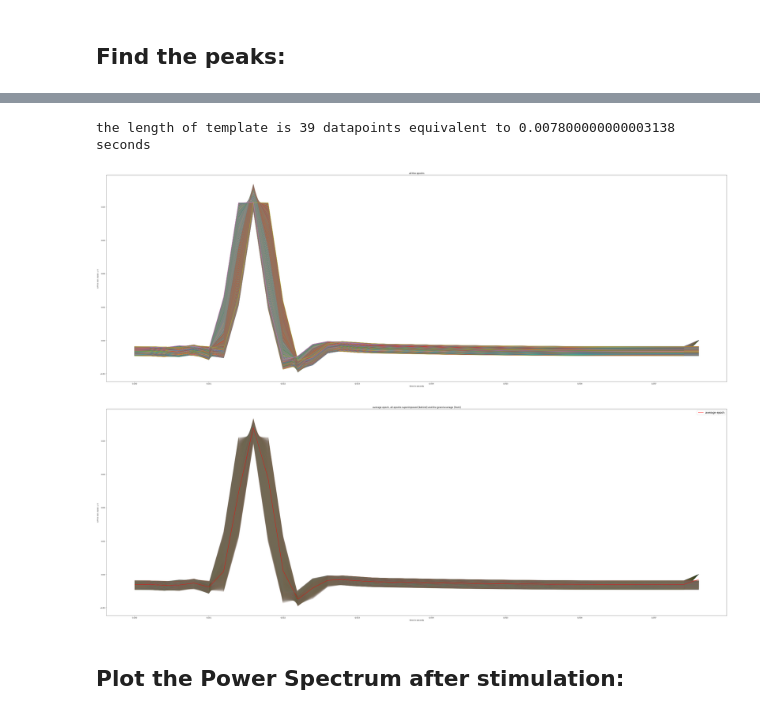
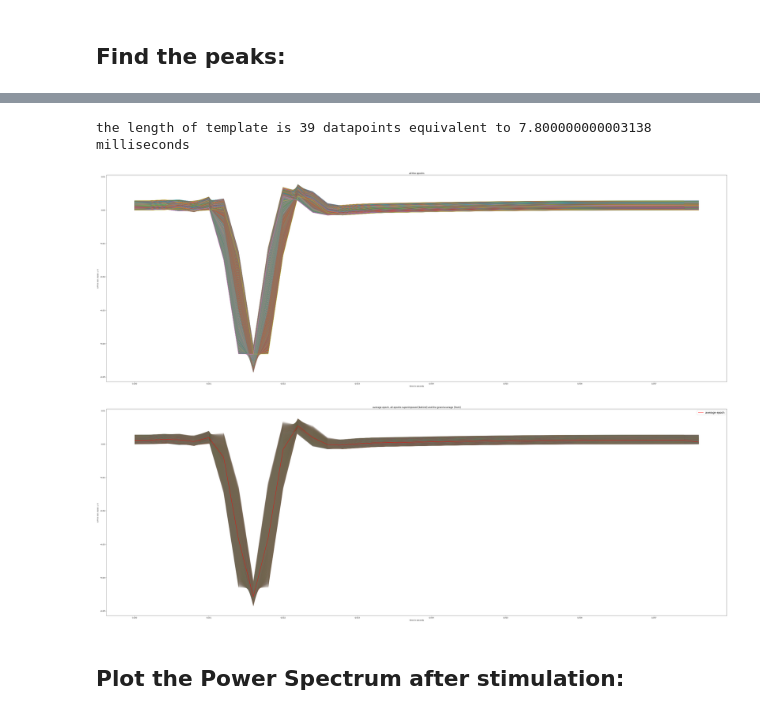
Before and after one commit to tmorshed/dbs_cep, a Jupyter notebook: cep_thesis.ipynb, the cells around one changed output, grey strips where cells are left out. Drawn from its saved outputs; the diff is of its cells as text; code cells hidden in the pictures.

```diff
--- a/cep_thesis.ipynb
+++ b/cep_thesis.ipynb
@@ -44,11 +44,11 @@ raw = mne.io.read_raw_cnt(r"/content/drive/My Drive/research/nsbspl/data/130Hz_S
 #preload=True makes it load to RAM as well. Normally, it only loads the symlinks to the RAM and the data stays in the local storage
 # %%
 ##Choose channel to analyze                                                     #Please input the desired channel name
-ch_choice = ['L2']
+ch_choice = ['C1']
 #Choose the times below. We will crop the file in this  window.
 time_secs = raw.times
-start_stop_seconds = np.array([time_secs[0], time_secs[-1]])                                #Please select start and end crop times in seconds
-dpi = 50
+start_stop_seconds = np.array([time_secs[0], time_secs[-1]])                    #Please select start and end crop times in seconds
+dpi = 50 #for matplotlib figures
 
 ##Import metadata to internal variables
 n_time_samps = raw.n_times
@@ -133,7 +133,7 @@ this is equal to 182719.8 milliseconds in length
 this is equal to 913599 datapoints in length
 # %%
 #imports the selected window to a NumPy Array
-raw_selection = list(raw[index_channel, start_sample:stop_sample]);
+raw_selection = list(raw[2, start_sample:stop_sample]);
 x = raw_selection[1].reshape(lsel,);
 y = raw_selection[0].T;
 y = np.mean(y) - y
@@ -272,37 +272,38 @@ manipulate it using numpy,scipy,etc.
 
 temp_len = int(stim_max_dist*sampling_rate) # length of each template (in datapoints)
 temp_times = (np.arange(0,temp_len)*dt)
 shift_left = 8                                                                   # set the number of datapoints you want the template to be shifted to left
 
 print()
 print('the length of template is {} datapoints equivalent to {} milliseconds'.format(
     temp_len, stim_max_dist*1e3))
 print()
 
 def cutter(x):
-  eps = np.zeros((lstim,temp_len),dtype=float)
+  eps = np.zeros((lstim,temp_len,1),dtype=float)
   for i in range(lstim-1):
     diff = pkpt[i+1]-pkpt[i]
     eps[i,0:diff]=x[pkpt[i]-shift_left:pkpt[i]+diff-shift_left]
   return eps
 
-eps = cutter(y)
+eg = list(raw[2, start_sample:stop_sample])[0].T;
+eps = cutter(eg)
 
 # Plotting all the epochs:
 fig_eps = plt.figure(dpi=dpi);
 axes_eps=fig_eps.add_axes([0, 0, 8, 4]);
 for i in range(len(eps)-1):
   axes_eps.plot(temp_times, eps[i]);
 
 axes_eps.set_title('all the epochs')
 axes_eps.set_facecolor('white')
 axes_eps.set_ylabel('LFP in mV, mean = 0')
 axes_eps.set_xlabel('time in seconds')
 axes_eps.autoscale_view(tight=True, scalex=True, scaley=True)
 fig_eps.show(warn=False)
 # %% [output]
-the length of template is 39 datapoints equivalent to 0.007800000000003138 seconds
+the length of template is 39 datapoints equivalent to 7.800000000003138 milliseconds
-[figure, old version]
+[figure, new version]
 # %%
 #average all the windows to build a
 
@@ -312,8 +313,8 @@ avg_temp = np.sum(eps, axis=0)/lstim
 fig_avg = plt.figure(dpi=dpi)
 axes_avg = fig_avg.add_axes([0,0,8,4])
 for i in range(len(eps)-1):
-  alleps, = axes_avg.plot(temp_times, eps[i], linewidth=0.03)
-avgline, = axes_avg.plot(temp_times, avg_tmp, c='r', label='average epoch')
+  alleps = axes_avg.plot(temp_times, eps[i], linewidth=0.03)
+avgline = axes_avg.plot(temp_times, avg_temp, c='r', label='average epoch')
 axes_avg.set_title('average epoch, all epochs superimposed [behind] and the grand average [front]')
 axes_avg.set_facecolor('white')
 axes_avg.set_ylabel('LFP in mV, mean = 0')
@@ -323,7 +324,7 @@ axes_avg.legend(loc=0, fontsize='x-large')
 
 fig_avg.show()
 # %% [output]
-[figure, old version]
+[figure, new version]
 # %% [markdown]
 ## Plot the Power Spectrum after stimulation:
 # %%
```
Also changed, not shown: parts of 5 cells of this notebook.
